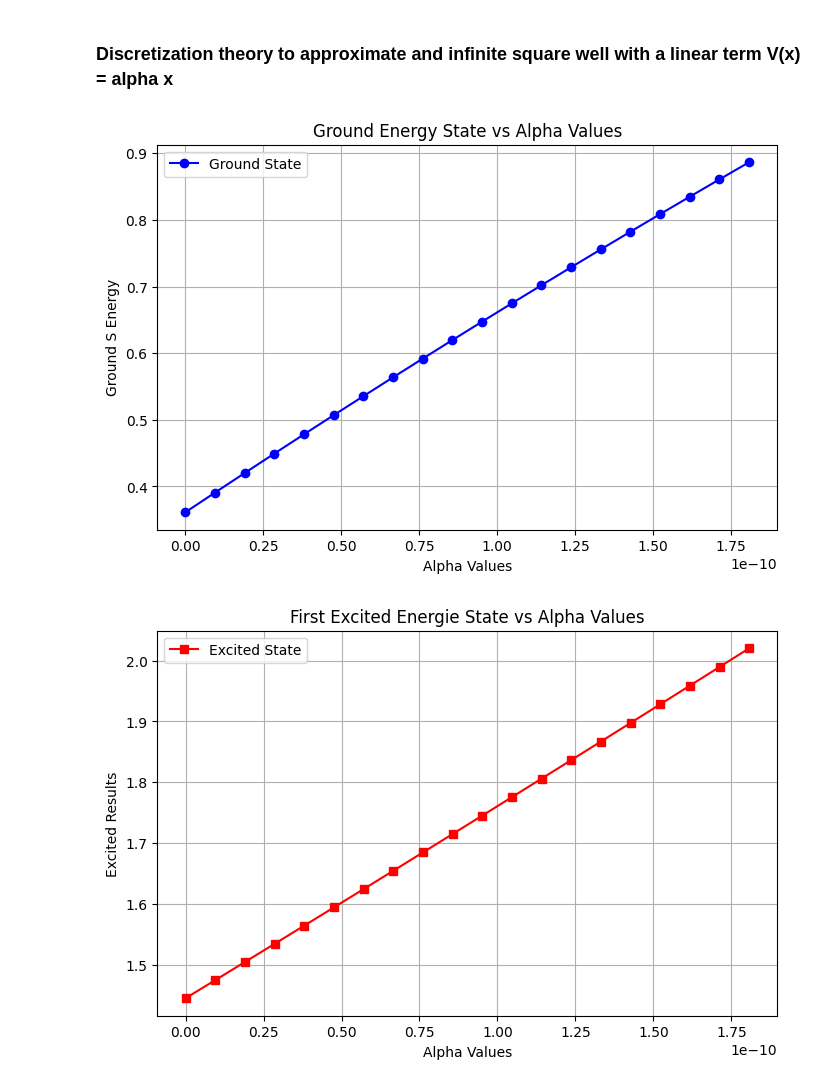
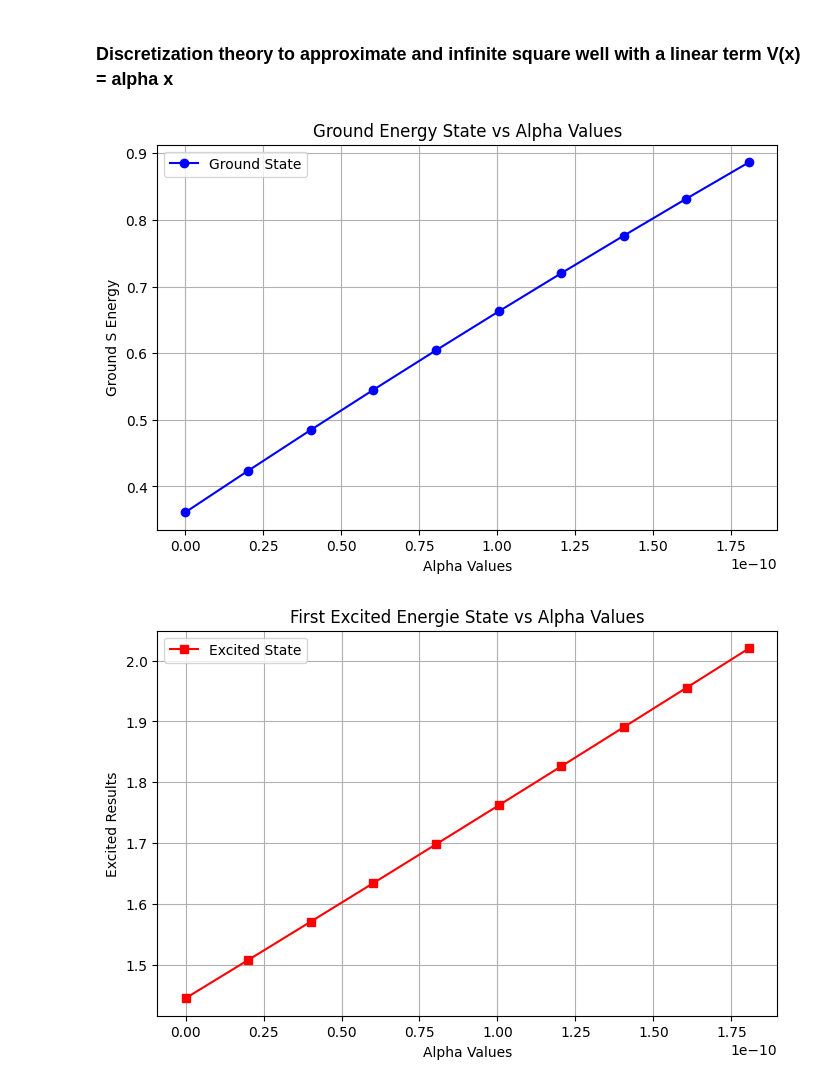
Before and after one commit to GijsKUU/QuantumMechanicsPractical1, a Jupyter notebook: Discretization.ipynb, the cells around one changed output. Drawn from its saved outputs; the diff is of its cells as text; code cells hidden in the pictures.

```diff
--- a/Discretization.ipynb
+++ b/Discretization.ipynb
@@ -18,7 +18,7 @@ well_length = 1e-9
 alpha_min = 0
 delta_E2 = (3 * (np.pi**2) * (constants.hbar**2)) / (2 * particle_mass * (well_length**2))
 alpha_max = delta_E2 / well_length
-num_steps = 20
+num_steps = 10
 alpha_values = np.linspace(alpha_min, alpha_max, num_steps)
 
 def discretization(L, Steps, m, alpha):
@@ -60,32 +60,32 @@ excitedResults = [] # stores the first excited energies
 
 for alpha in alpha_values:
     singleResult = sorted(discretization(well_length,N,particle_mass,alpha))
 
     groundResults.append(singleResult[0]/constants.electron_volt)
     excitedResults.append(singleResult[1]/constants.electron_volt)
 
 groundResults = np.array(groundResults)
 excitedResults = np.array(excitedResults)
 
 plt.figure(figsize=(8, 5))
 plt.plot(alpha_values, groundResults, label='Ground State', color='blue', marker='o')
 plt.title('Ground Energy State vs Alpha Values')
 plt.xlabel('Alpha Values')
 plt.ylabel('Ground S Energy')
 plt.grid(True)
 plt.legend()
 
 # 2. Create the second figure for Excited Results
 plt.figure(figsize=(8, 5))
 plt.plot(alpha_values, excitedResults, label='Excited State', color='red', marker='s')
 plt.title('First Excited Energie State vs Alpha Values')
 plt.xlabel('Alpha Values')
 plt.ylabel('Excited Results')
 plt.grid(True)
 plt.legend()
 
 # Display both windows
 plt.show()
 # %% [output]
-[figure, old version]
+[figure, new version]
-[figure, old version]
+[figure, new version]
```
Also changed, not shown: parts of 1 cell of this notebook, 1 other file.
